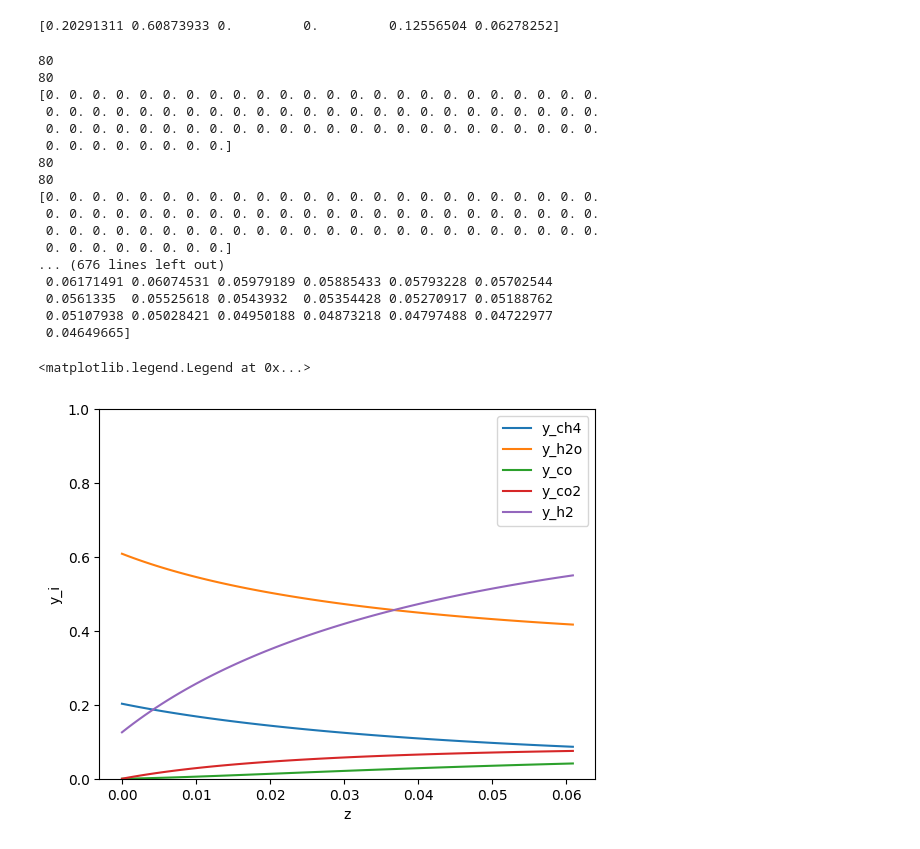
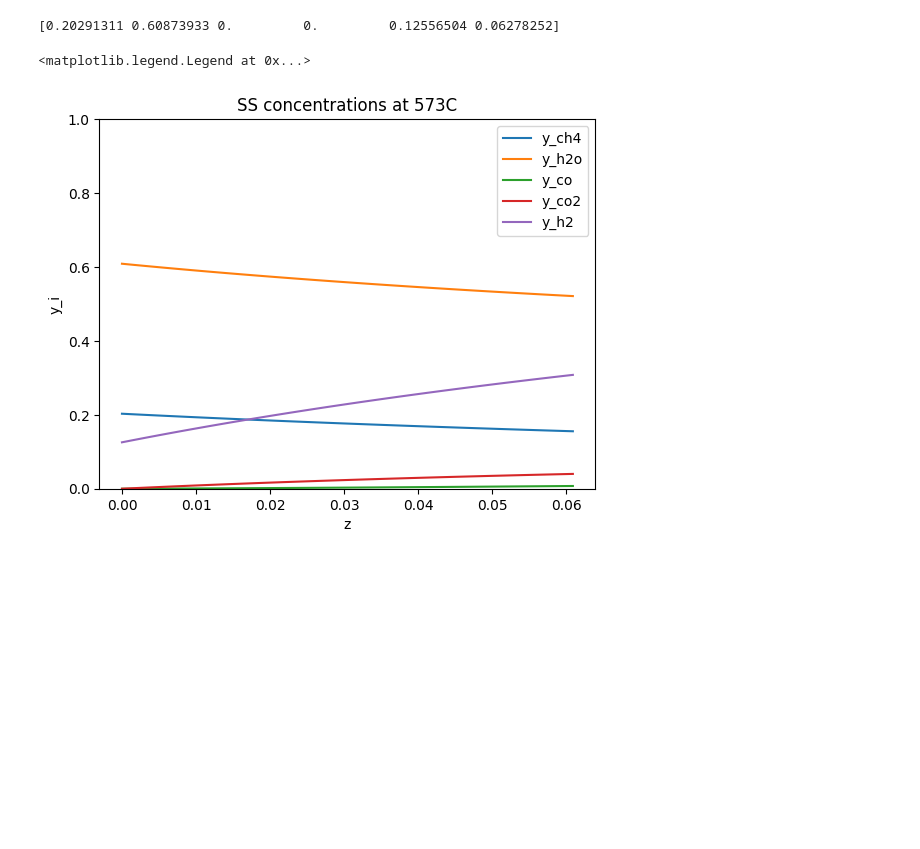
Before and after one commit to alexander-gbu/PMRModel, a Jupyter notebook: ScipyReactorSystem.ipynb, the cells around one changed output. Saved outputs shown, nothing was run; the diff lists cells and outputs as text; code cells hidden in the pictures; blank space fills up the shorter version.

```diff
--- a/ScipyReactorSystem.ipynb
+++ b/ScipyReactorSystem.ipynb
@@ -13,7 +13,7 @@ R_outer = 3.5/1000 #m
 h2Removal = 0 #change to 1 if there is removal of hydrogen
 
 #gas flow constants
-T = 622+273 #K
+T = 573+273 #K
 P = 1 #bar or atm
 
 sccm0 = np.array([16.16, 48.48, 0, 0, 10, 5])
@@ -69,55 +69,40 @@ def odes(x, y): #dy/dt = f(x)
     Ch2 = y[4]
 
     v = v0*(3*y0[1] - 2*Cch4)/y0[1] # v0*(1+2X)
-    print(len(v))
+    # print(len(v))
 
     rsmr = 2/R_outer*Ku*Asmr*np.exp(-Easmr*1000/Rgas/T)*(Cch4*Ch2o-(P**2)*Cco*(Ch2**3)/Keqsmr)/Ctot
     rwgs = 2/R_outer*Ku*Asmr*np.exp(-Eawgs*1000/Rgas/T)*(Ch2o*Cco-Cco2*Ch2/Keqwgs)/Ctot
     rh2r = I/(2*F*L)/Ctot #have not confirmed if this is correct
-    print(len(rsmr))
-    print(rsmr)
+    # print(len(rsmr))
 
     ch4 = (-rsmr)/v
     h2o = (-rsmr - rwgs)/v
     co = (rsmr - rwgs)/v
     co2 = (rwgs)/v
     h2 = (3*rsmr + rwgs + h2Removal*rh2r)/v
+    ar = 0
+
     return np.vstack([ch4, h2o, co, co2, h2])
 
 def bcs(yleft, yright):
     return np.array(yleft-y0[:5])
 
 soln = solve_bvp(odes, bcs, x_pts, init_guess, max_nodes=200) #look into using odeint. the ODEs are still. use the adam solver
 
 plt.plot(soln.x, soln.y[0], label='y_ch4')
 plt.plot(soln.x, soln.y[1], label='y_h2o')
 plt.plot(soln.x, soln.y[2], label='y_co')
 plt.plot(soln.x, soln.y[3], label='y_co2')
 plt.plot(soln.x, soln.y[4], label='y_h2')
 plt.ylim(0, 1)
 plt.xlabel('z')
 plt.ylabel('y_i')
+plt.title('SS concentrations at ' + str(T-273) + 'C')
 plt.legend()
 # %% [output]
-80
-80
-[0. 0. 0. 0. 0. 0. 0. 0. 0. 0. 0. 0. 0. 0. 0. 0. 0. 0. 0. 0. 0. 0. 0. 0.
- 0. 0. 0. 0. 0. 0. 0. 0. 0. 0. 0. 0. 0. 0. 0. 0. 0. 0. 0. 0. 0. 0. 0. 0.
- 0. 0. 0. 0. 0. 0. 0. 0. 0. 0. 0. 0. 0. 0. 0. 0. 0. 0. 0. 0. 0. 0. 0. 0.
- 0. 0. 0. 0. 0. 0. 0. 0.]
-80
-80
-[0. 0. 0. 0. 0. 0. 0. 0. 0. 0. 0. 0. 0. 0. 0. 0. 0. 0. 0. 0. 0. 0. 0. 0.
- 0. 0. 0. 0. 0. 0. 0. 0. 0. 0. 0. 0. 0. 0. 0. 0. 0. 0. 0. 0. 0. 0. 0. 0.
- 0. 0. 0. 0. 0. 0. 0. 0. 0. 0. 0. 0. 0. 0. 0. 0. 0. 0. 0. 0. 0. 0. 0. 0.
- 0. 0. 0. 0. 0. 0. 0. 0.]
-... (676 lines left out)
- 0.06171491 0.06074531 0.05979189 0.05885433 0.05793228 0.05702544
- 0.0561335  0.05525618 0.0543932  0.05354428 0.05270917 0.05188762
- 0.05107938 0.05028421 0.04950188 0.04873218 0.04797488 0.04722977
- 0.04649665]
+<matplotlib.legend.Legend at 0x...>
-<matplotlib.legend.Legend at 0x...>
-[figure, old version]
+[figure, new version]
 # %%
 #testing solve bvp
 #dydx = y
```
Also changed, not shown: parts of 2 cells of this notebook.
